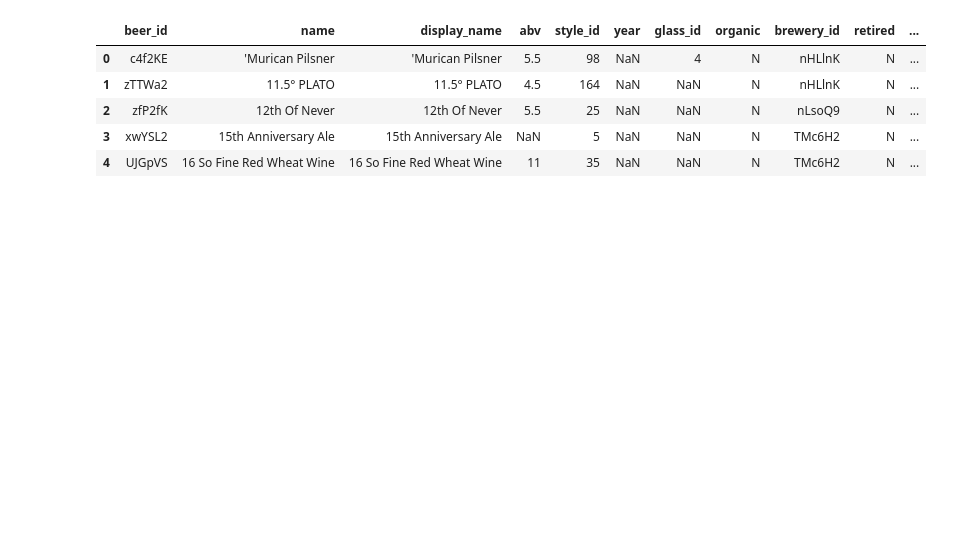
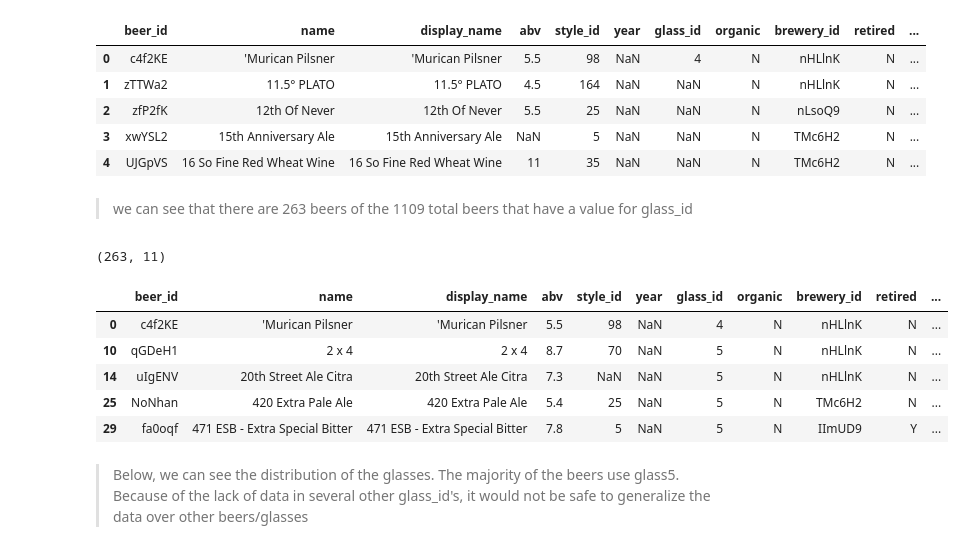
Before and after one commit to sponre01/project-one, a Jupyter notebook: Beer_Data_Notebook.ipynb, the cells around one changed output. Saved outputs shown, nothing was run; the diff lists cells and outputs as text; code cells hidden in the pictures; blank space fills up the shorter version.

```diff
--- a/Beer_Data_Notebook.ipynb
+++ b/Beer_Data_Notebook.ipynb
@@ -262,3 +268,19 @@ beer_data.head()
 | 4 | UJGpVS | 16 So Fine Red Wheat Wine | 16 So Fine Red Wheat Wine | 11 | 35 | NaN | NaN | N | TMc6H2 | N | ... |
 # %%
 beer_data.to_csv("data/beers.csv")
+# %% [markdown]
+> we can see that there are 263 beers of the 1109 total beers that have a value for glass_id
+# %%
+beer_glass = beer_data[beer_data["glass_id"].notna()]
+print(beer_glass.shape)
+beer_glass.head()
+# %% [output]
+(263, 11)
+|  | beer_id | name | display_name | abv | style_id | year | glass_id | organic | brewery_id | retired | ... |
+| 0 | c4f2KE | 'Murican Pilsner | 'Murican Pilsner | 5.5 | 98 | NaN | 4 | N | nHLlnK | N | ... |
+| 10 | qGDeH1 | 2 x 4 | 2 x 4 | 8.7 | 70 | NaN | 5 | N | nHLlnK | N | ... |
+| 14 | uIgENV | 20th Street Ale Citra | 20th Street Ale Citra | 7.3 | NaN | NaN | 5 | N | nHLlnK | N | ... |
+| 25 | NoNhan | 420 Extra Pale Ale | 420 Extra Pale Ale | 5.4 | 25 | NaN | 5 | N | TMc6H2 | N | ... |
+| 29 | fa0oqf | 471 ESB - Extra Special Bitter | 471 ESB - Extra Special Bitter | 7.8 | 5 | NaN | 5 | N | IImUD9 | Y | ... |
+# %% [markdown]
+> Below, we can see the distribution of the glasses. The majority of the beers use glass5. Because of the lack of data in several other glass_id's, it would not be safe to generalize the data over other beers/glasses
```
Also changed, not shown: parts of 7 cells of this notebook.
